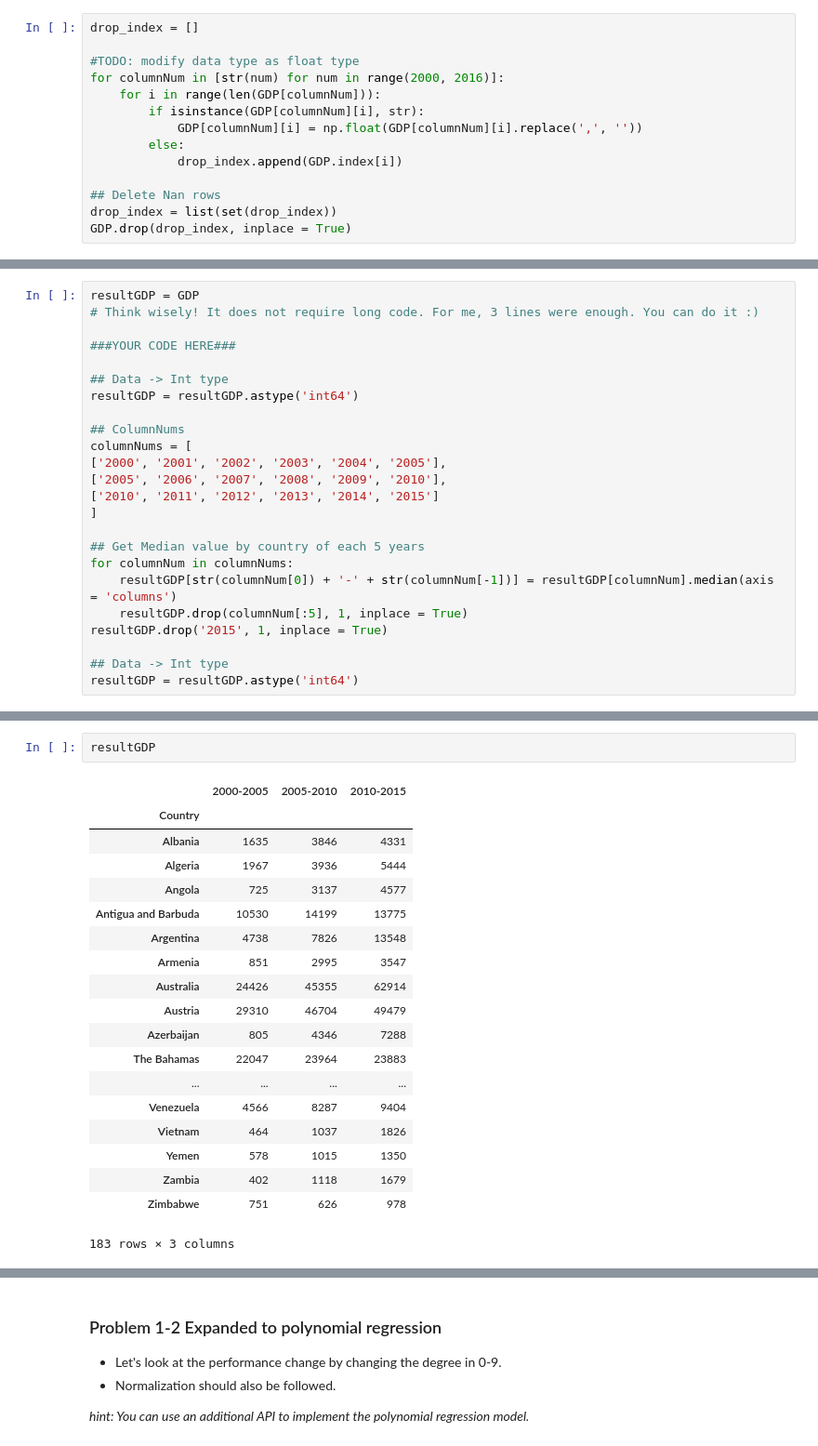
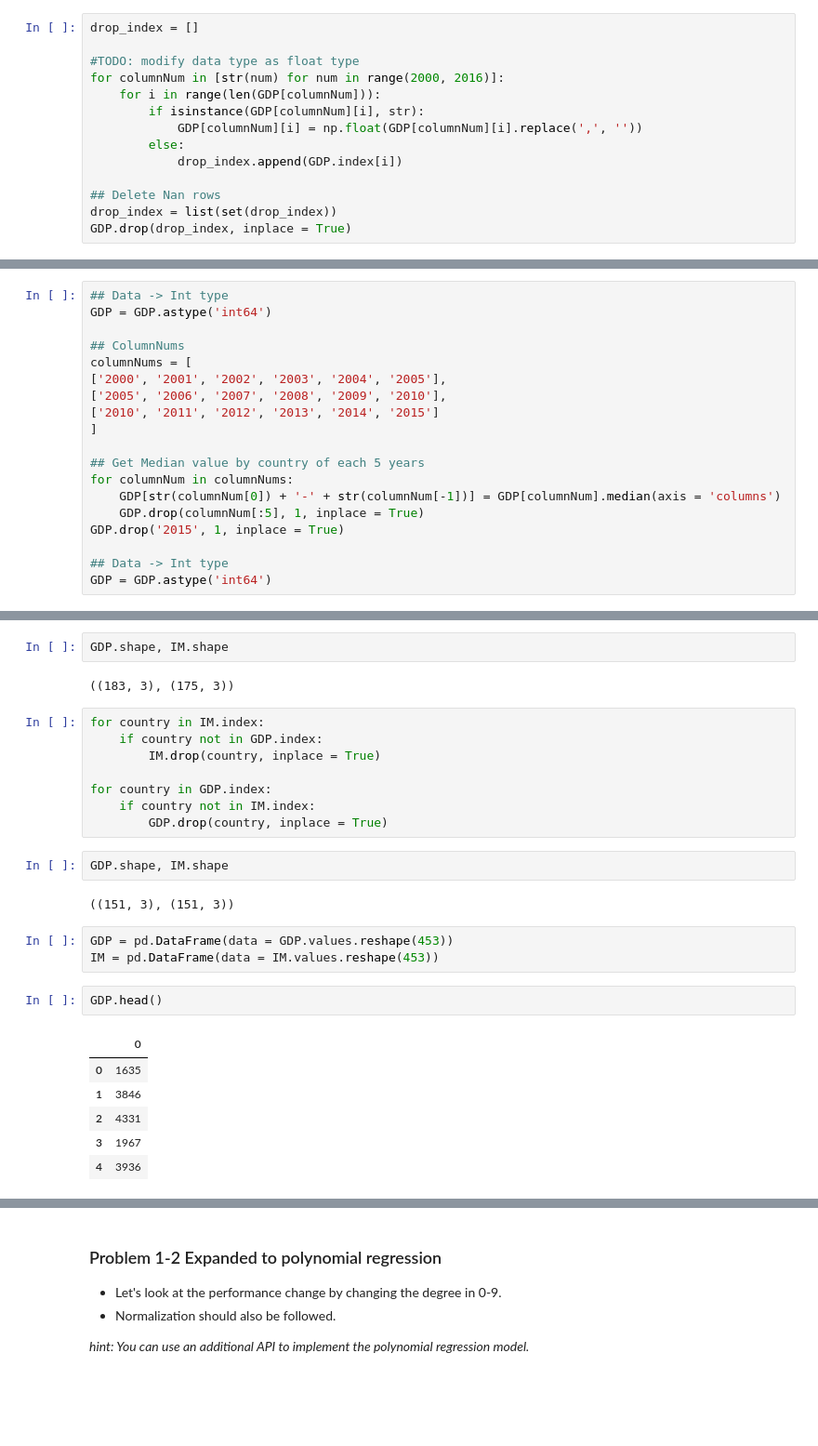
Before and after one commit to JinheonBaek/DataScience, a Jupyter notebook: HW-3/HW3_2016320198_백진헌.ipynb, the cells around one changed output, grey strips where cells are left out. Shown at 93% size. Cells and saved outputs as stored; diff of their text form; blank space fills up the shorter version.

```diff
--- a/HW-3/HW3_2016320198_백진헌.ipynb
+++ b/HW-3/HW3_2016320198_백진헌.ipynb
@@ -148,13 +136,8 @@ GDP.head()
 | Antigua and Barbuda | 10368.6 | 10063.8 | 10326.9 | 10694 | 11315.2 | 12428.7 | 13995 | 15725.9 | 16259.7 | 14403.9 | 13413.5 | ... |
 | Argentina | 8386.59 | 7851.66 | 2898.29 | 3648.06 | 4314.4 | 5163.55 | 5976.08 | 7315.73 | 9146.79 | 8337.81 | 10413 | ... |
 # %%
-resultGDP = GDP
-# Think wisely! It does not require long code. For me, 3 lines were enough. You can do it :)
-
-###YOUR CODE HERE###
-
 ## Data -> Int type
-resultGDP = resultGDP.astype('int64')
+GDP = GDP.astype('int64')
 
 ## ColumnNums
 columnNums = [
@@ -165,10 +148,10 @@ columnNums = [
 
 ## Get Median value by country of each 5 years
 for columnNum in columnNums:
-    resultGDP[str(columnNum[0]) + '-' + str(columnNum[-1])] = resultGDP[columnNum].median(axis = 'columns')
-    resultGDP.drop(columnNum[:5], 1, inplace = True)
-resultGDP.drop('2015', 1, inplace = True)
+    GDP[str(columnNum[0]) + '-' + str(columnNum[-1])] = GDP[columnNum].median(axis = 'columns')
+    GDP.drop(columnNum[:5], 1, inplace = True)
+GDP.drop('2015', 1, inplace = True)
 
 ## Data -> Int type
-resultGDP = resultGDP.astype('int64')
+GDP = GDP.astype('int64')
 # %%
@@ -181,28 +164,34 @@ resultGDP.head()
 | Angola | 725 | 3137 | 4577 |
 | Antigua and Barbuda | 10530 | 14199 | 13775 |
 | Argentina | 4738 | 7826 | 13548 |
-# %%
-resultGDP
-# %% [output]
-|  | 2000-2005 | 2005-2010 | 2010-2015 |
-| Country |  |  |  |
-| Albania | 1635 | 3846 | 4331 |
-| Algeria | 1967 | 3936 | 5444 |
-| Angola | 725 | 3137 | 4577 |
-| Antigua and Barbuda | 10530 | 14199 | 13775 |
-| Argentina | 4738 | 7826 | 13548 |
-| Armenia | 851 | 2995 | 3547 |
-| Australia | 24426 | 45355 | 62914 |
-| Austria | 29310 | 46704 | 49479 |
-| Azerbaijan | 805 | 4346 | 7288 |
-| The Bahamas | 22047 | 23964 | 23883 |
-| ... | ... | ... | ... |
-| Venezuela | 4566 | 8287 | 9404 |
-| Vietnam | 464 | 1037 | 1826 |
-| Yemen | 578 | 1015 | 1350 |
-| Zambia | 402 | 1118 | 1679 |
-| Zimbabwe | 751 | 626 | 978 |
-183 rows × 3 columns
+# %%
+GDP.shape, IM.shape
+# %% [output]
+((183, 3), (175, 3))
+# %%
+for country in IM.index:
+    if country not in GDP.index:
+        IM.drop(country, inplace = True)
+
+for country in GDP.index:
+    if country not in IM.index:
+        GDP.drop(country, inplace = True)
+# %%
+GDP.shape, IM.shape
+# %% [output]
+((151, 3), (151, 3))
+# %%
+GDP = pd.DataFrame(data = GDP.values.reshape(453))
+IM = pd.DataFrame(data = IM.values.reshape(453))
+# %%
+GDP.head()
+# %% [output]
+|  | 0 |
+| 0 | 1635 |
+| 1 | 3846 |
+| 2 | 4331 |
+| 3 | 1967 |
+| 4 | 3936 |
 # %%
 lr = LinearRegression()
 
```
Also changed, not shown: parts of 13 cells of this notebook.
